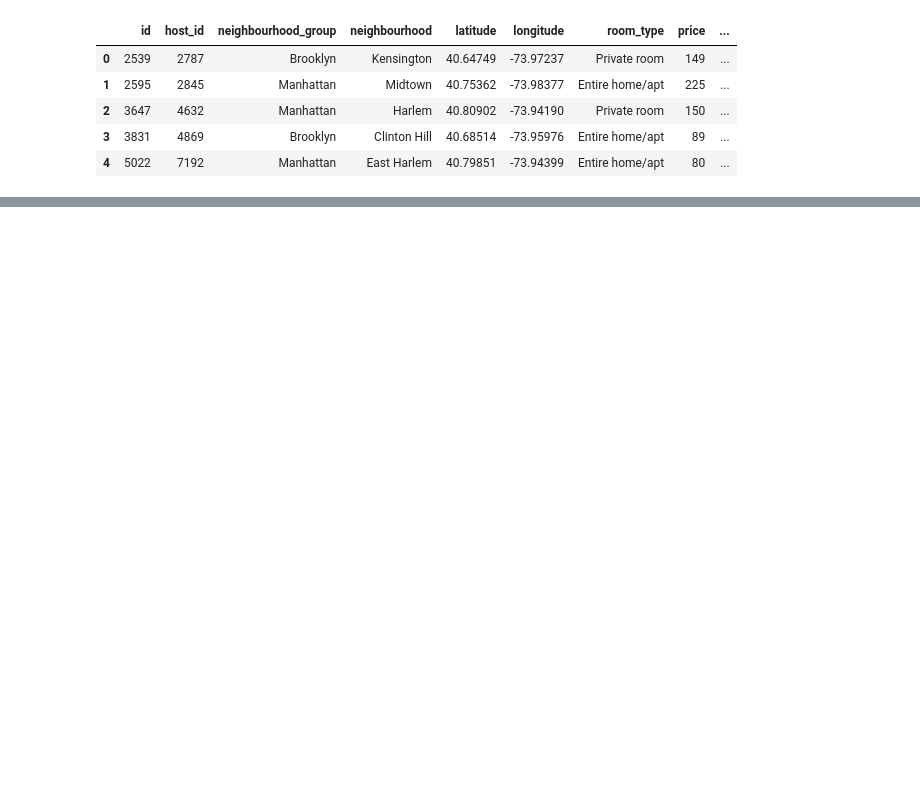
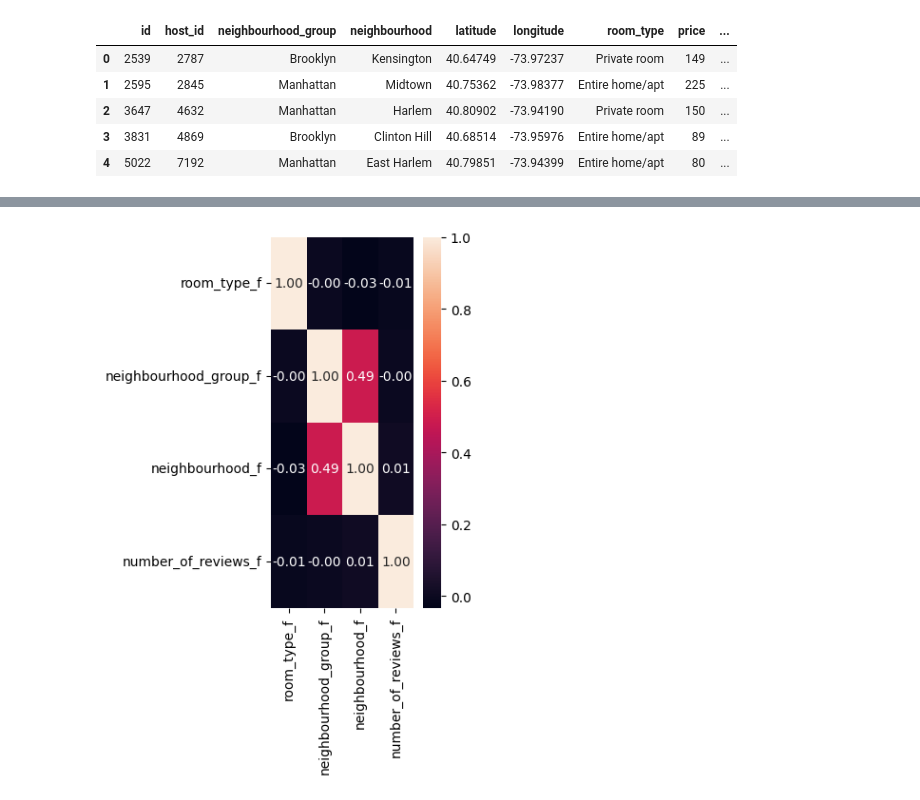
Before and after one commit to amalia1501/machine-learning-python-template, a Jupyter notebook: src/explore.ipynb, the cells around one changed output, grey strips where cells are left out. Saved outputs shown, nothing was run; the diff lists cells and outputs as text; code cells hidden in the pictures; blank space fills up the shorter version.

Commit message:
factor

```diff
--- a/src/explore.ipynb
+++ b/src/explore.ipynb
@@ -101,0 +164,22 @@ plt.show()
+# %%
+# Factorizacion
+
+data["room_type_f"] = pd.factorize(data["room_type"])[0]
+data["neighbourhood_group_f"] = pd.factorize(data["neighbourhood_group"])[0]
+data["neighbourhood_f"] = pd.factorize(data["neighbourhood"])[0]
+data['number_of_reviews_f']=pd.factorize(data["number_of_reviews"])[0]
+data['minimum_nights_f']=pd.factorize(data["minimum_nights"])[0]
+# data['Sex_f']=pd.factorize(data["Sex"])[0]
+# data['Country_f']=pd.factorize(data["Country"])[0]
+# data['C_f']=pd.factorize(data["C"])[0]
+# %%
+fig, axis = plt.subplots(figsize = (4, 6))
+matriz_corr=data[["room_type_f", "neighbourhood_group_f", "neighbourhood_f", "number_of_reviews_f"]].corr()
+#print(matriz_corr)
+sns.heatmap(matriz_corr, annot = True, fmt = ".2f")
+
+plt.tight_layout()
+
+plt.show()
+# %% [output]
+[figure, added]
```
Also changed, not shown: parts of 9 cells of this notebook.
